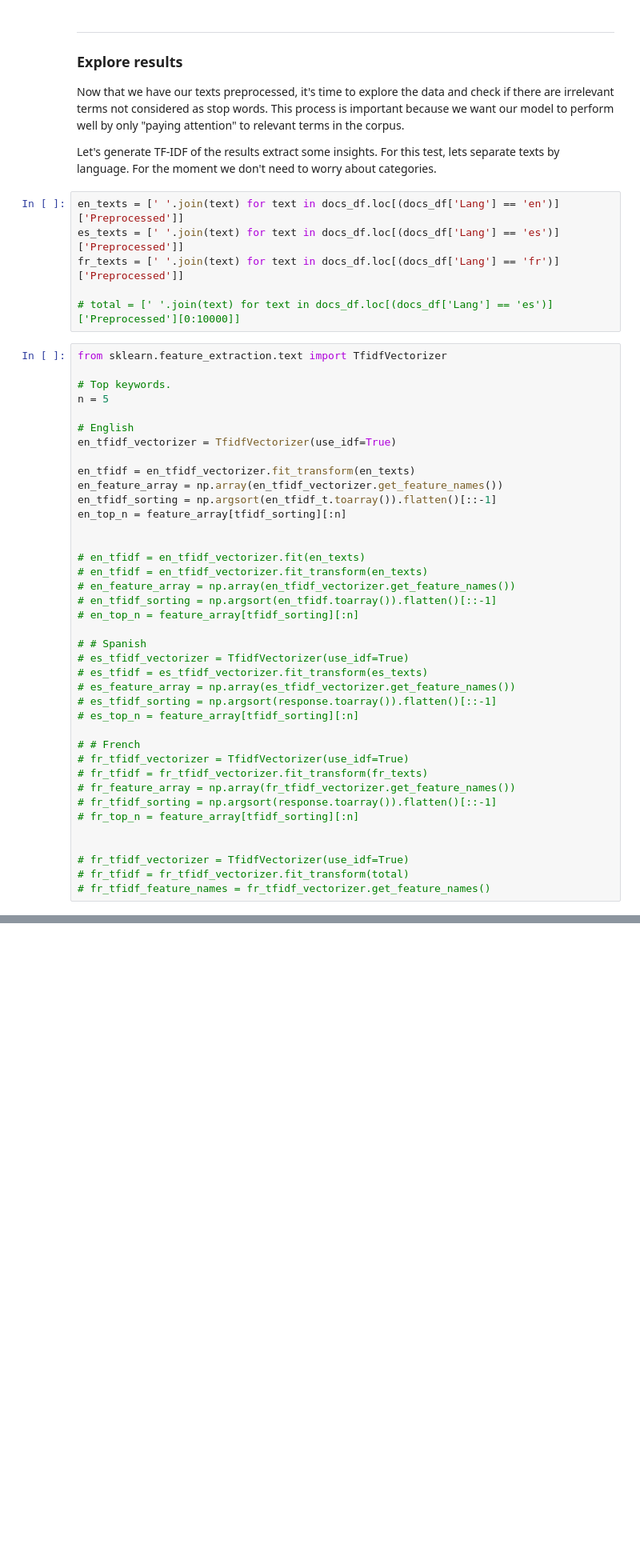
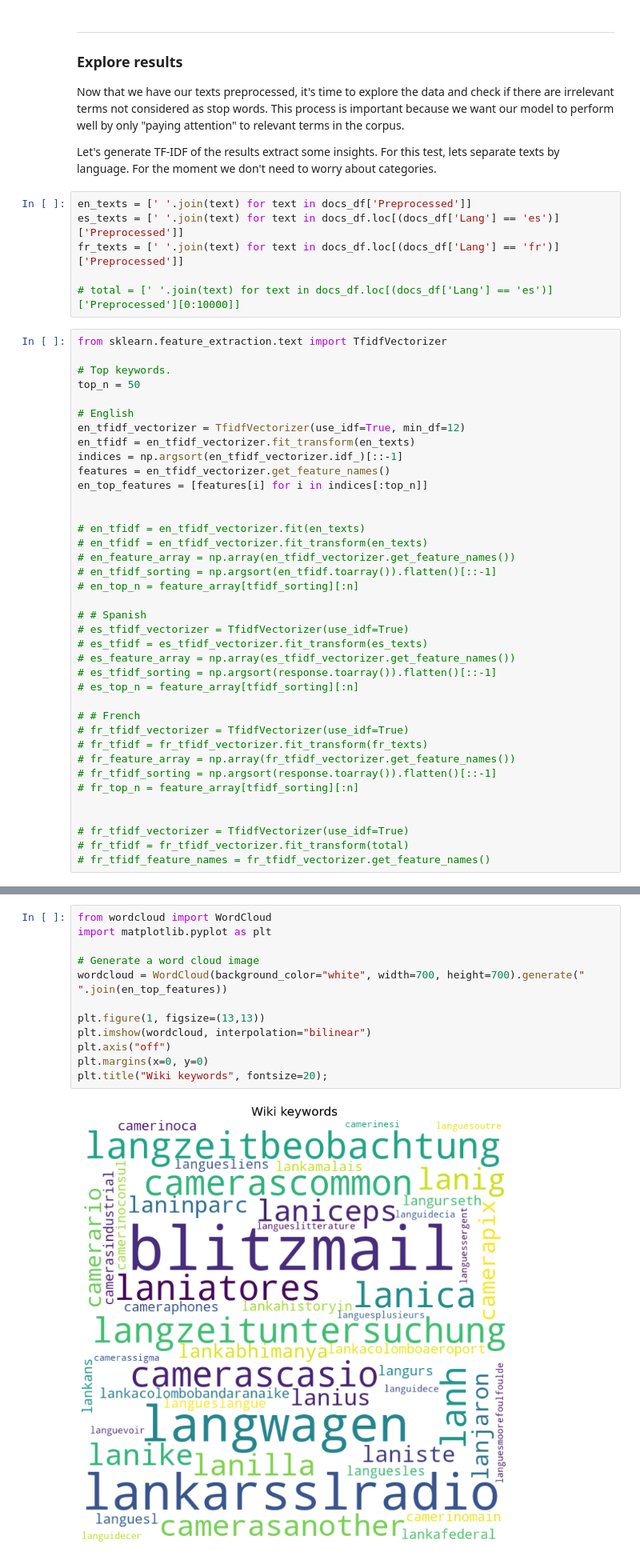
Before and after one commit to Juanju97/ea-associate-test, a Jupyter notebook: 2. Preprocessing.ipynb, the cells around one changed output, grey strips where cells are left out. Shown at 80% size. Drawn from its saved outputs; the diff is of its cells as text; blank space fills up the shorter version.

```diff
--- a/2. Preprocessing.ipynb
+++ b/2. Preprocessing.ipynb
@@ -172,7 +175,7 @@ Now that we have our texts preprocessed, it's time to explore the data and check
 
 Let's generate TF-IDF of the results extract some insights. For this test, lets separate texts by language. For the moment we don't need to worry about categories.
 # %%
-en_texts = [' '.join(text) for text in docs_df.loc[(docs_df['Lang'] == 'en')]['Preprocessed']]
+en_texts = [' '.join(text) for text in docs_df['Preprocessed']]
 es_texts = [' '.join(text) for text in docs_df.loc[(docs_df['Lang'] == 'es')]['Preprocessed']]
 fr_texts = [' '.join(text) for text in docs_df.loc[(docs_df['Lang'] == 'fr')]['Preprocessed']]
 
@@ -181,15 +184,14 @@ fr_texts = [' '.join(text) for text in docs_df.loc[(docs_df['Lang'] == 'fr')]['P
 from sklearn.feature_extraction.text import TfidfVectorizer
 
 # Top keywords.
-n = 5
+top_n = 50
 
 # English
-en_tfidf_vectorizer = TfidfVectorizer(use_idf=True)
-
+en_tfidf_vectorizer = TfidfVectorizer(use_idf=True, min_df=12)
 en_tfidf = en_tfidf_vectorizer.fit_transform(en_texts)
-en_feature_array = np.array(en_tfidf_vectorizer.get_feature_names())
-en_tfidf_sorting = np.argsort(en_tfidf_t.toarray()).flatten()[::-1]
-en_top_n = feature_array[tfidf_sorting][:n]
+indices = np.argsort(en_tfidf_vectorizer.idf_)[::-1]
+features = en_tfidf_vectorizer.get_feature_names()
+en_top_features = [features[i] for i in indices[:top_n]]
 
 
 # en_tfidf = en_tfidf_vectorizer.fit(en_texts)
@@ -223,3 +221,17 @@ es_top_n
+# %%
+from wordcloud import WordCloud
+import matplotlib.pyplot as plt
+
+# Generate a word cloud image
+wordcloud = WordCloud(background_color="white", width=700, height=700).generate(" ".join(en_top_features))
+
+plt.figure(1, figsize=(13,13))
+plt.imshow(wordcloud, interpolation="bilinear")
+plt.axis("off")
+plt.margins(x=0, y=0)
+plt.title("Wiki keywords", fontsize=20);
+# %% [output]
+[figure, added]
 # %% [markdown]
 ---
 Now we have to export data so we can work with it in the next sections.
```
Also changed, not shown: parts of 4 cells of this notebook, 1 other file.
